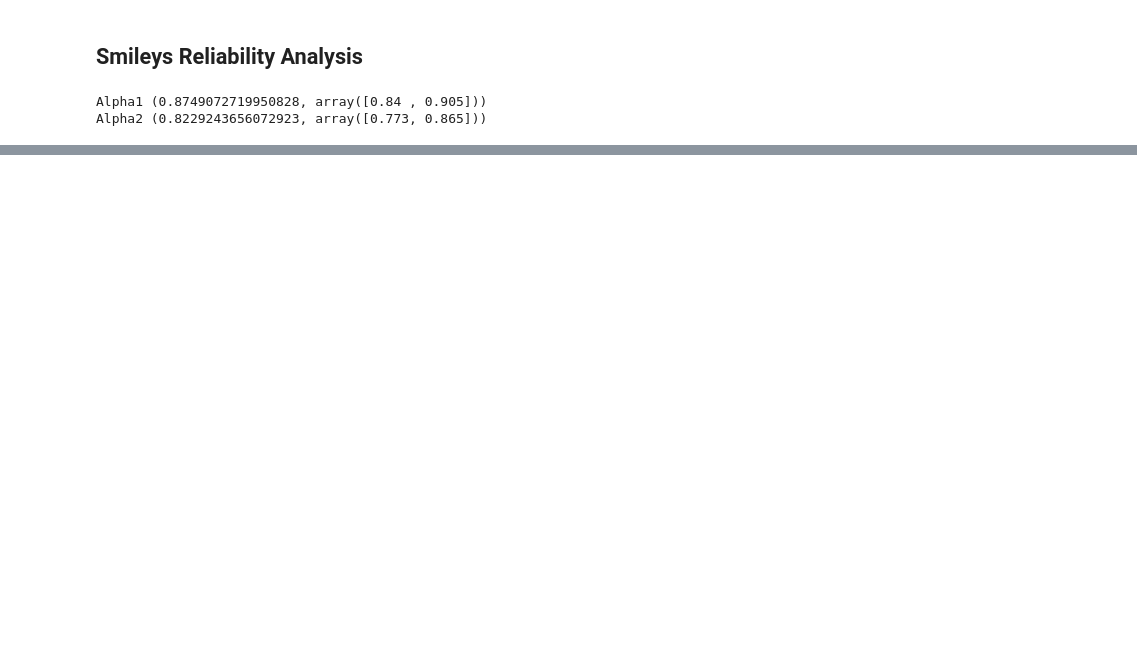
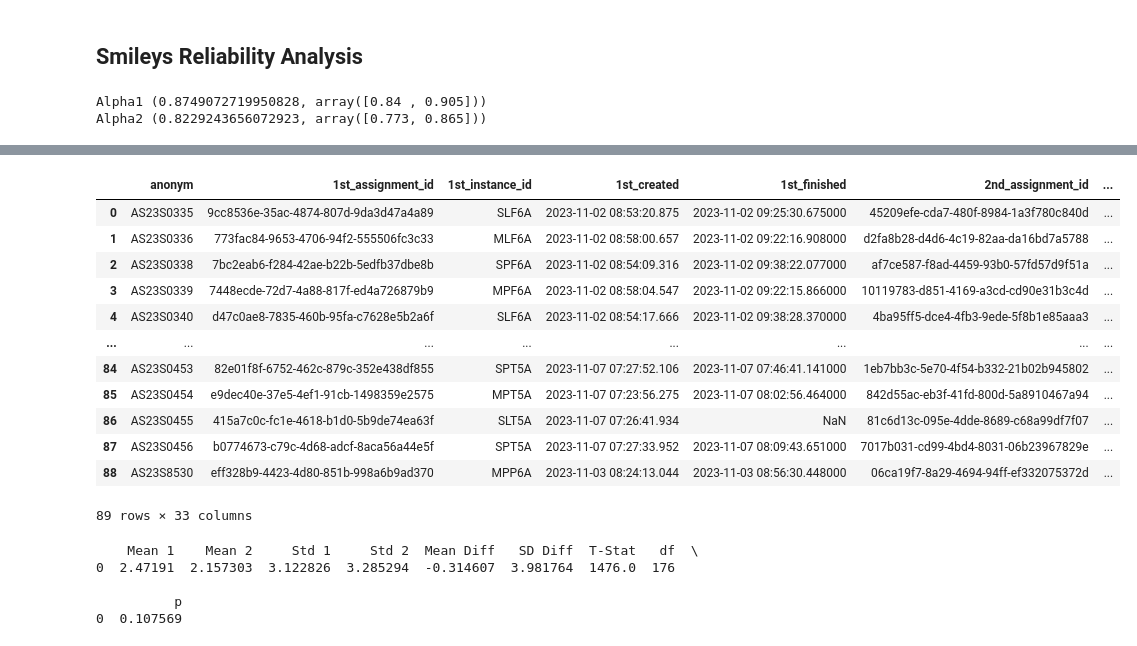
Before and after one commit to harrycslau/feedback-data-analytics, a Jupyter notebook: main2.ipynb, the cells around one changed output, grey strips where cells are left out. Cells and saved outputs as stored; diff of their text form; code cells hidden in the pictures; blank space fills up the shorter version.

```diff
--- a/main2.ipynb
+++ b/main2.ipynb
@@ -397,0 +425,3 @@ Alpha2 (0.8229243656072923, array([0.773, 0.865]))
+# %%
+df_feedbackcount = df_feedback_filtered.groupby('assignment_id')['count'].max().reset_index()
+df_feedbackcount
@@ -397,0 +442,36 @@ Alpha2 (0.8229243656072923, array([0.773, 0.865]))
+# %%
+df_feedbackcount_1st = df_feedbackcount.rename(columns={'count': '1st_feedbackcount'})
+df_analysis = pd.merge(df_target, df_feedbackcount_1st[['assignment_id', '1st_feedbackcount']],
+                       left_on='1st_assignment_id', right_on='assignment_id',
+                       how='left').drop('assignment_id', axis=1, errors='ignore')
+df_analysis['1st_feedbackcount'].fillna(0, inplace=True)
+df_feedbackcount_2nd = df_feedbackcount.rename(columns={'count': '2nd_feedbackcount'})
+df_analysis = pd.merge(df_analysis, df_feedbackcount_2nd[['assignment_id', '2nd_feedbackcount']],
+                       left_on='2nd_assignment_id', right_on='assignment_id',
+                       how='left').drop('assignment_id', axis=1, errors='ignore')
+df_analysis['2nd_feedbackcount'].fillna(0, inplace=True)
+df_analysis['diff_feedbackcount'] = df_analysis['2nd_feedbackcount'] - df_analysis['1st_feedbackcount']
+df_analysis
+# %% [output]
+|  | anonym | 1st_assignment_id | 1st_instance_id | 1st_created | 1st_finished | 2nd_assignment_id | ... |
+| 0 | AS23S0335 | 9cc8536e-35ac-4874-807d-9da3d47a4a89 | SLF6A | 2023-11-02 08:53:20.875 | 2023-11-02 09:25:30.675000 | 45209efe-cda7-480f-8984-1a3f780c840d | ... |
+| 1 | AS23S0336 | 773fac84-9653-4706-94f2-555506fc3c33 | MLF6A | 2023-11-02 08:58:00.657 | 2023-11-02 09:22:16.908000 | d2fa8b28-d4d6-4c19-82aa-da16bd7a5788 | ... |
+| 2 | AS23S0338 | 7bc2eab6-f284-42ae-b22b-5edfb37dbe8b | SPF6A | 2023-11-02 08:54:09.316 | 2023-11-02 09:38:22.077000 | af7ce587-f8ad-4459-93b0-57fd57d9f51a | ... |
+| 3 | AS23S0339 | 7448ecde-72d7-4a88-817f-ed4a726879b9 | MPF6A | 2023-11-02 08:58:04.547 | 2023-11-02 09:22:15.866000 | 10119783-d851-4169-a3cd-cd90e31b3c4d | ... |
+| 4 | AS23S0340 | d47c0ae8-7835-460b-95fa-c7628e5b2a6f | SLF6A | 2023-11-02 08:54:17.666 | 2023-11-02 09:38:28.370000 | 4ba95ff5-dce4-4fb3-9ede-5f8b1e85aaa3 | ... |
+| ... | ... | ... | ... | ... | ... | ... | ... |
+| 84 | AS23S0453 | 82e01f8f-6752-462c-879c-352e438df855 | SPT5A | 2023-11-07 07:27:52.106 | 2023-11-07 07:46:41.141000 | 1eb7bb3c-5e70-4f54-b332-21b02b945802 | ... |
+| 85 | AS23S0454 | e9dec40e-37e5-4ef1-91cb-1498359e2575 | MPT5A | 2023-11-07 07:23:56.275 | 2023-11-07 08:02:56.464000 | 842d55ac-eb3f-41fd-800d-5a8910467a94 | ... |
+| 86 | AS23S0455 | 415a7c0c-fc1e-4618-b1d0-5b9de74ea63f | SLT5A | 2023-11-07 07:26:41.934 | NaN | 81c6d13c-095e-4dde-8689-c68a99df7f07 | ... |
+| 87 | AS23S0456 | b0774673-c79c-4d68-adcf-8aca56a44e5f | SPT5A | 2023-11-07 07:27:33.952 | 2023-11-07 08:09:43.651000 | 7017b031-cd99-4bd4-8031-06b23967829e | ... |
+| 88 | AS23S8530 | eff328b9-4423-4d80-851b-998a6b9ad370 | MPP6A | 2023-11-03 08:24:13.044 | 2023-11-03 08:56:30.448000 | 06ca19f7-8a29-4694-94ff-ef332075372d | ... |
+89 rows × 33 columns
+# %%
+result = calculate_mean_difference(df_analysis, '1st_feedbackcount', '2nd_feedbackcount')
+print(result)
+# %% [output]
+    Mean 1    Mean 2     Std 1     Std 2  Mean Diff   SD Diff  T-Stat   df  \
+0  2.47191  2.157303  3.122826  3.285294  -0.314607  3.981764  1476.0  176
+
+          p
+0  0.107569
```
Also changed, not shown: parts of 9 cells of this notebook.
